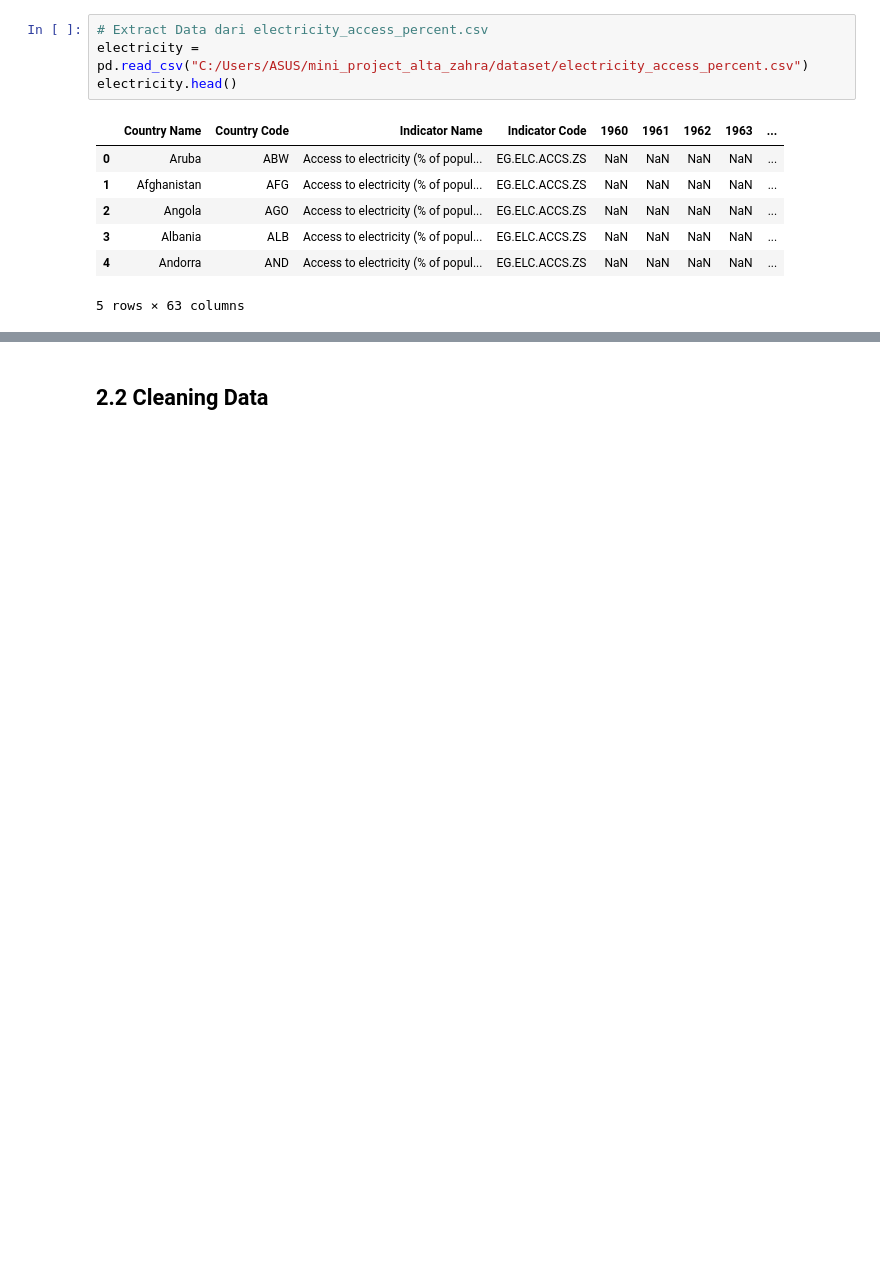
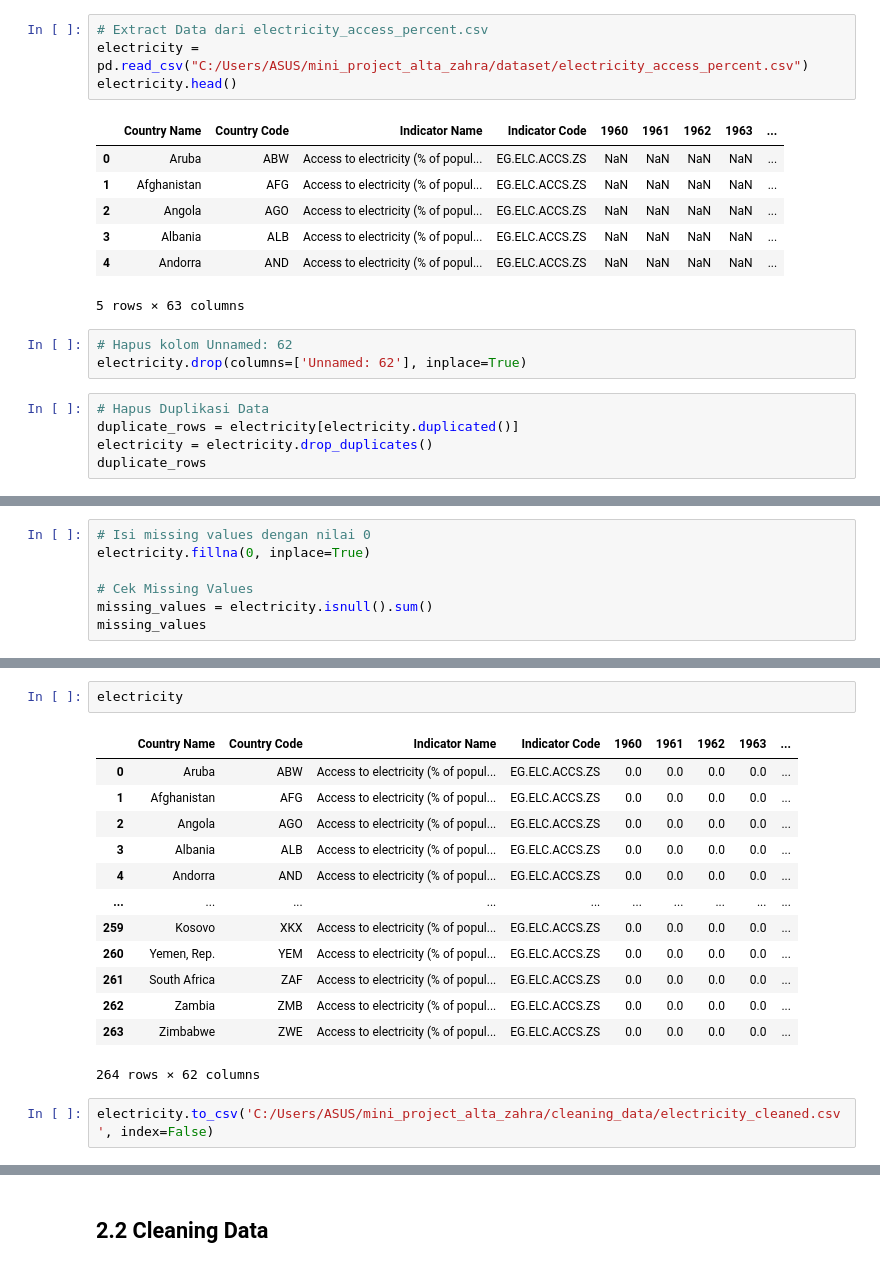
Before and after one commit to zahraptr01/mini_project_alta_zahra, a Jupyter notebook: project/tugas.ipynb, the cells around one changed output, grey strips where cells are left out. Cells and saved outputs as stored; diff of their text form; blank space fills up the shorter version.

```diff
--- a/project/tugas.ipynb
+++ b/project/tugas.ipynb
@@ -389,3 +266,11 @@ electricity.head()
 | 3 | Albania | ALB | Access to electricity (% of popul... | EG.ELC.ACCS.ZS | NaN | NaN | NaN | NaN | ... |
 | 4 | Andorra | AND | Access to electricity (% of popul... | EG.ELC.ACCS.ZS | NaN | NaN | NaN | NaN | ... |
 5 rows × 63 columns
+# %%
+# Hapus kolom Unnamed: 62
+electricity.drop(columns=['Unnamed: 62'], inplace=True)
+# %%
+# Hapus Duplikasi Data
+duplicate_rows = electricity[electricity.duplicated()]
+electricity = electricity.drop_duplicates()
+duplicate_rows
@@ -391,0 +297,7 @@ electricity.head()
+# %%
+# Isi missing values dengan nilai 0
+electricity.fillna(0, inplace=True)
+
+# Cek Missing Values
+missing_values = electricity.isnull().sum()
+missing_values
@@ -392,3 +317,21 @@ electricity.head()
+# %%
+electricity
+# %% [output]
+|  | Country Name | Country Code | Indicator Name | Indicator Code | 1960 | 1961 | 1962 | 1963 | ... |
+| 0 | Aruba | ABW | Access to electricity (% of popul... | EG.ELC.ACCS.ZS | 0.0 | 0.0 | 0.0 | 0.0 | ... |
+| 1 | Afghanistan | AFG | Access to electricity (% of popul... | EG.ELC.ACCS.ZS | 0.0 | 0.0 | 0.0 | 0.0 | ... |
+| 2 | Angola | AGO | Access to electricity (% of popul... | EG.ELC.ACCS.ZS | 0.0 | 0.0 | 0.0 | 0.0 | ... |
+| 3 | Albania | ALB | Access to electricity (% of popul... | EG.ELC.ACCS.ZS | 0.0 | 0.0 | 0.0 | 0.0 | ... |
+| 4 | Andorra | AND | Access to electricity (% of popul... | EG.ELC.ACCS.ZS | 0.0 | 0.0 | 0.0 | 0.0 | ... |
+| ... | ... | ... | ... | ... | ... | ... | ... | ... | ... |
+| 259 | Kosovo | XKX | Access to electricity (% of popul... | EG.ELC.ACCS.ZS | 0.0 | 0.0 | 0.0 | 0.0 | ... |
+| 260 | Yemen, Rep. | YEM | Access to electricity (% of popul... | EG.ELC.ACCS.ZS | 0.0 | 0.0 | 0.0 | 0.0 | ... |
+| 261 | South Africa | ZAF | Access to electricity (% of popul... | EG.ELC.ACCS.ZS | 0.0 | 0.0 | 0.0 | 0.0 | ... |
+| 262 | Zambia | ZMB | Access to electricity (% of popul... | EG.ELC.ACCS.ZS | 0.0 | 0.0 | 0.0 | 0.0 | ... |
+| 263 | Zimbabwe | ZWE | Access to electricity (% of popul... | EG.ELC.ACCS.ZS | 0.0 | 0.0 | 0.0 | 0.0 | ... |
+264 rows × 62 columns
+# %%
+electricity.to_csv('C:/Users/ASUS/mini_project_alta_zahra/cleaning_data/electricity_cleaned.csv', index=False)
 # %%
 # Kombinasi Data
 combine = pd.concat([rural,electricity])
```
Also changed, not shown: parts of 81 cells of this notebook, 9 other files.
